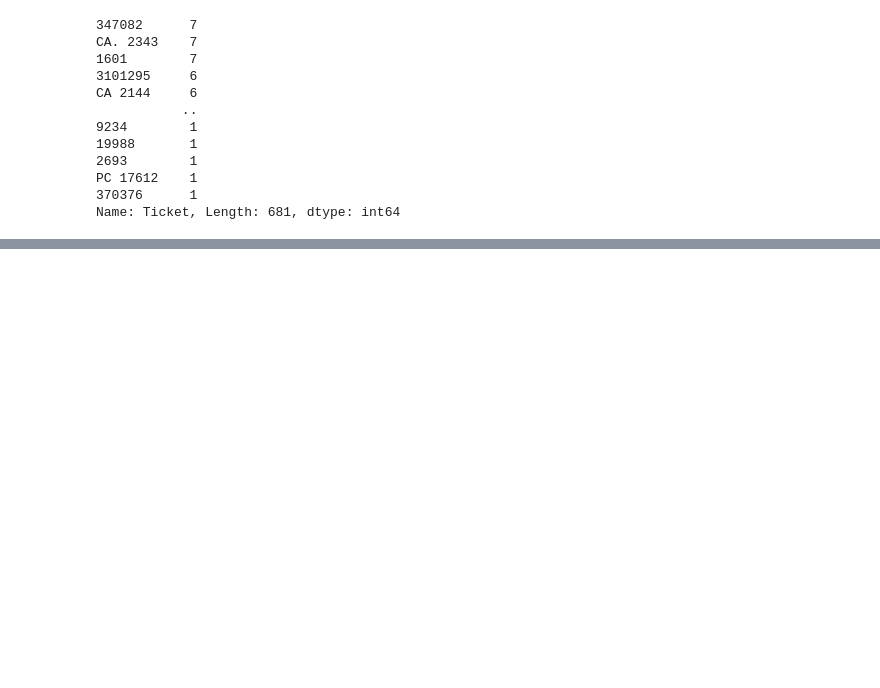
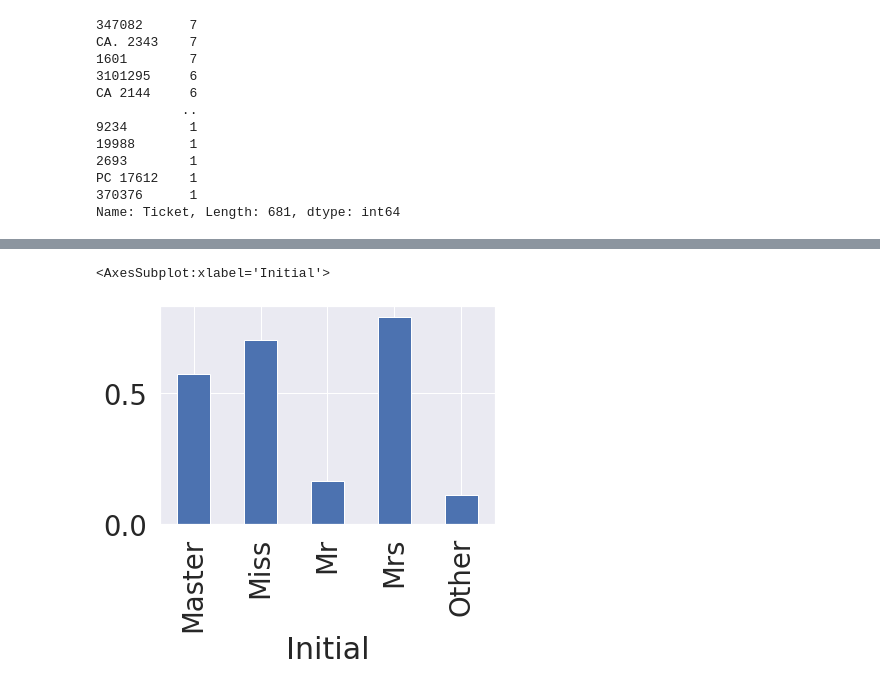
Before and after one commit to nohsh92/DataScience, a Jupyter notebook: first-time-titanic.ipynb, the cells around one changed output, grey strips where cells are left out. Drawn from its saved outputs; the diff is of its cells as text; code cells hidden in the pictures; blank space fills up the shorter version.

Commit message:
Kaggle Notebook | First Time Titanic | Version 4

```diff
--- a/first-time-titanic.ipynb
+++ b/first-time-titanic.ipynb
@@ -485,0 +491,35 @@ Name: Ticket, Length: 681, dtype: int64
+# %%
+import numpy as np
+import pandas as pd
+from pandas import Series
+import matplotlib.pyplot as plt
+import seaborn as sns
+
+plt.style.use('seaborn')
+sns.set(font_scale=2.5) # 이 두줄은 본 필자가 항상 쓰는 방법입니다. matplotlib 의 기본 scheme 말고 seaborn scheme 을 세팅하고, 일일이 graph 의 font size 를 지정할 필요 없이 seaborn 의 font_scale 을 사용하면 편합니다.
+import plotly.offline as py
+py.init_notebook_mode(connected=True)
+import plotly.graph_objs as go
+import plotly.tools as tls
+
+#ignore warnings
+import warnings
+warnings.filterwarnings('ignore')
+
+
+
+%matplotlib inline
+
+df_train = pd.read_csv('../input/titanic/train.csv')
+df_test = pd.read_csv('../input/titanic/test.csv')
+df_train['FamilySize'] = df_train['SibSp'] + df_train['Parch'] + 1 # 자신을 포함해야하니 1을 더합니다
+df_test['FamilySize'] = df_test['SibSp'] + df_test['Parch'] + 1 # 자신을 포함해야하니 1을 더합니다
+
+df_test.loc[df_test.Fare.isnull(), 'Fare'] = df_test['Fare'].mean()
+
+df_train['Fare'] = df_train['Fare'].map(lambda i: np.log(i) if i > 0 else 0)
+df_test['Fare'] = df_test['Fare'].map(lambda i: np.log(i) if i > 0 else 0)
+# %%
+df_train['Initial']= df_train.Name.str.extract('([A-Za-z]+)\.') #lets extract the Salutations
+
+df_test['Initial']= df_test.Name.str.extract('([A-Za-z]+)\.') #lets extract the Salutations
@@ -485,0 +533,6 @@ Name: Ticket, Length: 681, dtype: int64
+# %%
+df_train['Initial'].replace(['Mlle','Mme','Ms','Dr','Major','Lady','Countess','Jonkheer','Col','Rev','Capt','Sir','Don', 'Dona'],
+                        ['Miss','Miss','Miss','Mr','Mr','Mrs','Mrs','Other','Other','Other','Mr','Mr','Mr', 'Mr'],inplace=True)
+
+df_test['Initial'].replace(['Mlle','Mme','Ms','Dr','Major','Lady','Countess','Jonkheer','Col','Rev','Capt','Sir','Don', 'Dona'],
+                        ['Miss','Miss','Miss','Mr','Mr','Mrs','Mrs','Other','Other','Other','Mr','Mr','Mr', 'Mr'],inplace=True)
@@ -485,0 +549,5 @@ Name: Ticket, Length: 681, dtype: int64
+# %%
+df_train.groupby('Initial')['Survived'].mean().plot.bar()
+# %% [output]
+<AxesSubplot:xlabel='Initial'>
+[figure, added]
```
Also changed, not shown: parts of 45 cells of this notebook.
